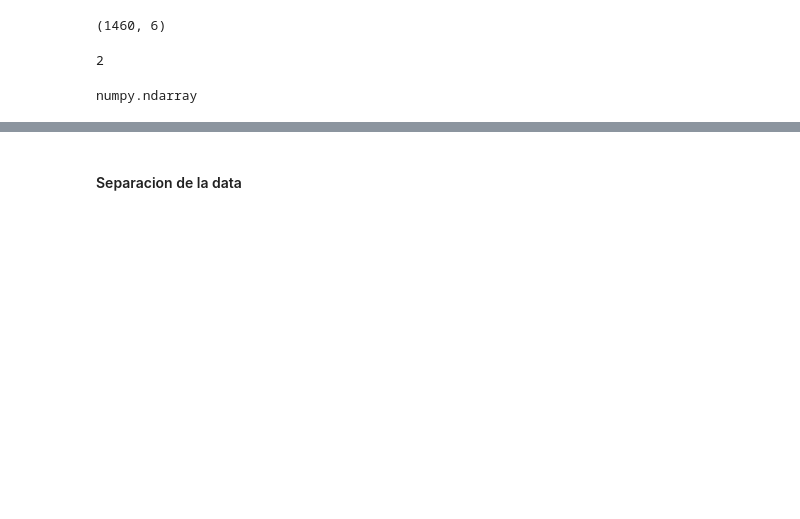
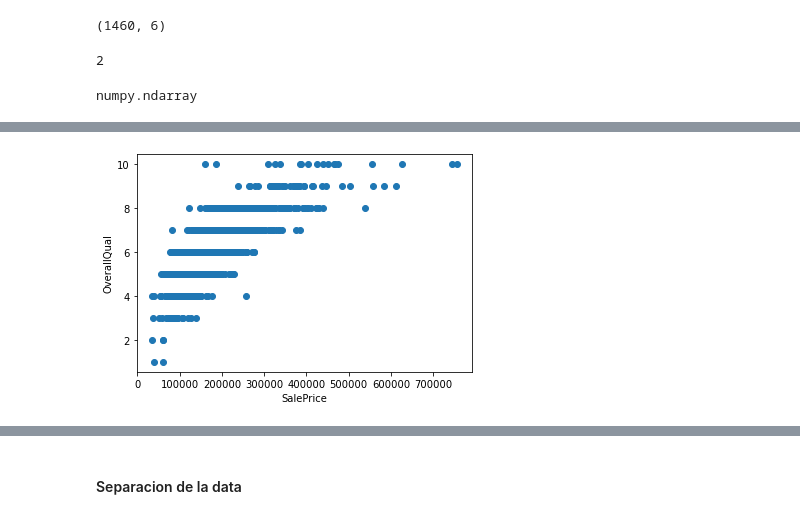
Before and after one commit to ms0827/Proyecto_Final, a Jupyter notebook: Proyecto_final.ipynb, the cells around one changed output, grey strips where cells are left out. Saved outputs shown, nothing was run; the diff lists cells and outputs as text; code cells hidden in the pictures; blank space fills up the shorter version.

```diff
--- a/Proyecto_final.ipynb
+++ b/Proyecto_final.ipynb
@@ -111,0 +130,7 @@ data.head()
+# %%
+plt.scatter(data_proy['SalePrice'], data_proy['OverallQual'])
+plt.xlabel('SalePrice')
+plt.ylabel('OverallQual')
+plt.show()
+# %% [output]
+[figure, added]
```
Also changed, not shown: parts of 127 cells of this notebook.
